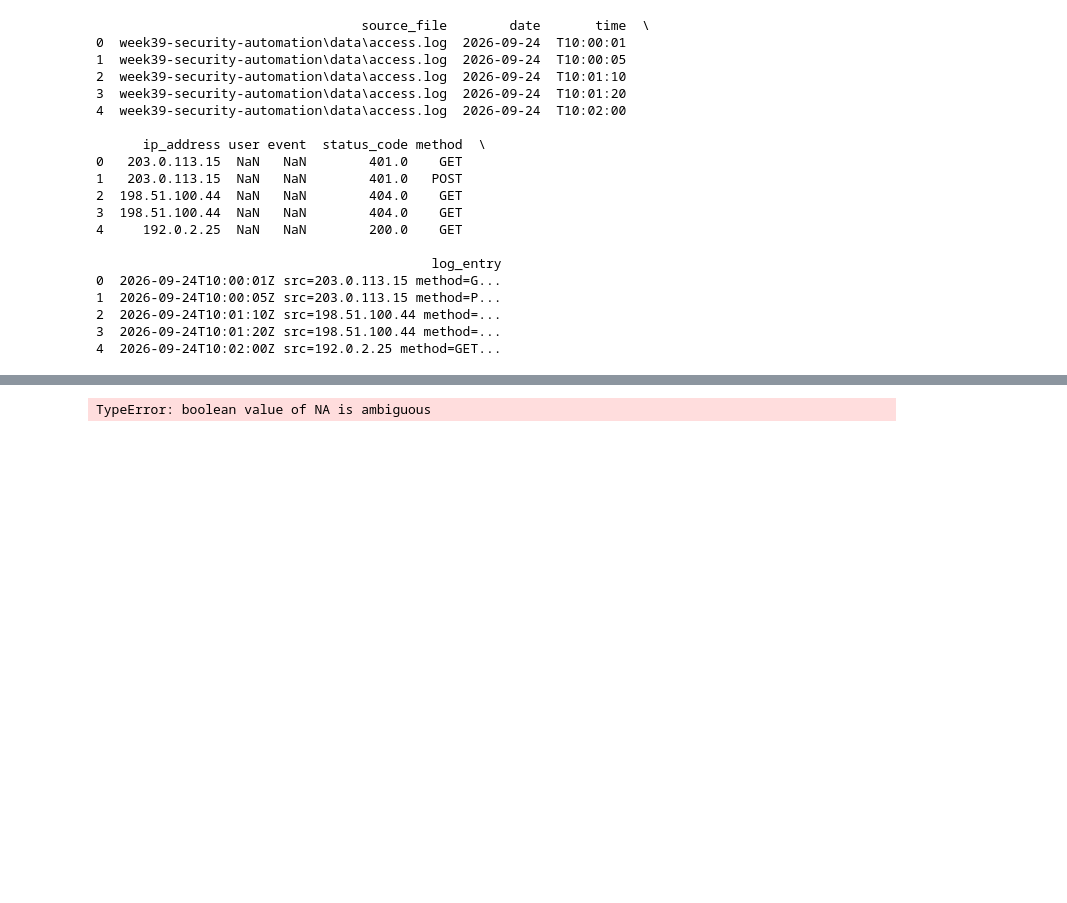
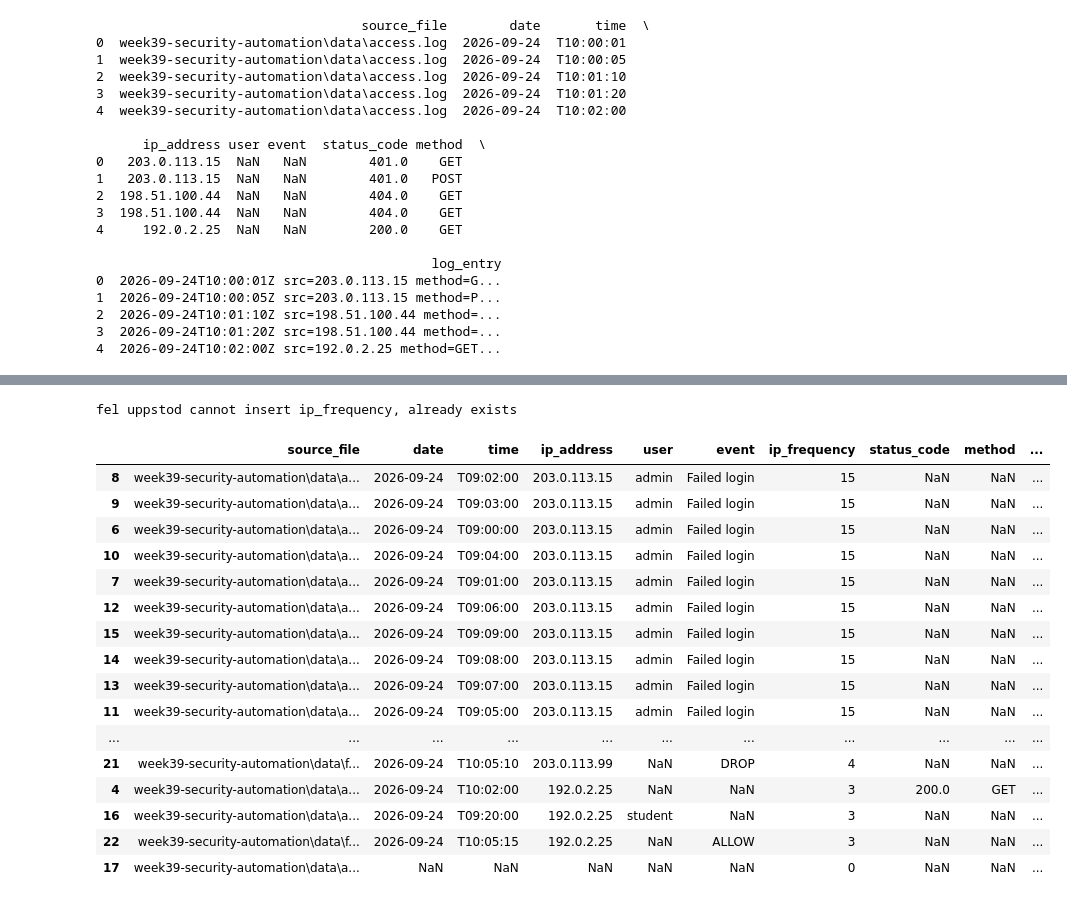
Before and after one commit to jesperthomsen-git/jesper-thomsen-itsx26-labb01, a Jupyter notebook: week39-security-automation/src/notebook_for_security_report_py.ipynb, the cells around one changed output, grey strips where cells are left out. Drawn from its saved outputs; the diff is of its cells as text; code cells hidden in the pictures; blank space fills up the shorter version.

Commit message:
har nu skapat en TOT_IOC som skapar en counter för var incident och skapar en summering

```diff
--- a/week39-security-automation/src/notebook_for_security_report_py.ipynb
+++ b/week39-security-automation/src/notebook_for_security_report_py.ipynb
@@ -51,26 +51,53 @@ import numpy as np
 # %%
 import numpy as np
 df["TOT_IOC"] = 0
-df["suspicious_activity"] = 0
-df["status_code"] = df["status_code"].astype("string")
-#TOT_IOC = df.select_dtypes(include=[np.number]).sum(axis=1).fillna(0).astype(int)
-#df["TOT_IOC"] = TOT_IOC
-#df["suspicious_activity"] = np.where(df["user"]=="admin", 0, 2)
-#df["suspicious_activity"] = np.where(df["user"]=="root", 0, 3)
-#df["suspicious_activity"] = np.where(df["status_code"]=="401", 0, 1)
-#df["suspicious_activity"] = np.where(df["event"]=="DENY", 0, 1)
-#df["suspicious_activity"] = np.where(df["event"]=="Failed Login", 0, 1)
 
-df.loc[df["user"].eq("admin"), "suspcious_activity"] += 1
-df.loc[df["user"].eq("root"), "suspcious_activity"] += 2
-df.loc[df["status_code"].eq("401"), "suspcious_activity"] += 1
-df.loc[df["event"].eq("DENY"), "suspcious_activity"] += 1
-df.loc[df["event"].eq("Failed login"), "suspcious_activity"] += 1
+try:
+    df.rename(columns={"suspicious_activity" : "TOT_IOC"})
+    df.drop(columns=["suspicious_activity"], inplace=True, errors="ignore")
+
+except KeyError as err:
+    print(f"fel uppstod {err}")
+
+df["status_code"] = df["status_code"].astype(str)
+
+try:
+    df.insert(
+        loc=6,
+        column="ip_frequency",
+        value=df["ip_address"].map(ip_count).fillna(0).astype(int)
+    )
+except ValueError as e:
+    print(f"fel uppstod {e}")
+
+ip_count =  df["ip_address"].value_counts()
+#df["ip_frequency"] = (df["ip_address"].map(ip_count).fillna(0).astype(int))
+df["TOT_IOC"] += (df["ip_frequency"] - 1).clip(lower=0)
 
 
+df.loc[df["user"].eq("admin"), "TOT_IOC"] += 1
+df.loc[df["user"].eq("root"), "TOT_IOC"] += 2
+df.loc[df["status_code"].eq("401"), "TOT_IOC"] += 2
+df.loc[df["event"].eq("DENY"), "TOT_IOC"] += 1
+df.loc[df["event"].eq("Failed login"), "TOT_IOC"] += 3
 
-
-df.sort_values("suspicious_activity", ascending=False)
-#df.drop(columns=["new_sus_act"], inplace=True)
+df.sort_values("TOT_IOC", ascending=False)
 # %% [output]
-TypeError: boolean value of NA is ambiguous
+fel uppstod cannot insert ip_frequency, already exists
+|  | source_file | date | time | ip_address | user | event | ip_frequency | status_code | method | ... |
+| 8 | week39-security-automation\data\a... | 2026-09-24 | T09:02:00 | 203.0.113.15 | admin | Failed login | 15 | NaN | NaN | ... |
+| 9 | week39-security-automation\data\a... | 2026-09-24 | T09:03:00 | 203.0.113.15 | admin | Failed login | 15 | NaN | NaN | ... |
+| 6 | week39-security-automation\data\a... | 2026-09-24 | T09:00:00 | 203.0.113.15 | admin | Failed login | 15 | NaN | NaN | ... |
+| 10 | week39-security-automation\data\a... | 2026-09-24 | T09:04:00 | 203.0.113.15 | admin | Failed login | 15 | NaN | NaN | ... |
+| 7 | week39-security-automation\data\a... | 2026-09-24 | T09:01:00 | 203.0.113.15 | admin | Failed login | 15 | NaN | NaN | ... |
+| 12 | week39-security-automation\data\a... | 2026-09-24 | T09:06:00 | 203.0.113.15 | admin | Failed login | 15 | NaN | NaN | ... |
+| 15 | week39-security-automation\data\a... | 2026-09-24 | T09:09:00 | 203.0.113.15 | admin | Failed login | 15 | NaN | NaN | ... |
+| 14 | week39-security-automation\data\a... | 2026-09-24 | T09:08:00 | 203.0.113.15 | admin | Failed login | 15 | NaN | NaN | ... |
+| 13 | week39-security-automation\data\a... | 2026-09-24 | T09:07:00 | 203.0.113.15 | admin | Failed login | 15 | NaN | NaN | ... |
+| 11 | week39-security-automation\data\a... | 2026-09-24 | T09:05:00 | 203.0.113.15 | admin | Failed login | 15 | NaN | NaN | ... |
+| ... | ... | ... | ... | ... | ... | ... | ... | ... | ... | ... |
+| 21 | week39-security-automation\data\f... | 2026-09-24 | T10:05:10 | 203.0.113.99 | NaN | DROP | 4 | NaN | NaN | ... |
+| 4 | week39-security-automation\data\a... | 2026-09-24 | T10:02:00 | 192.0.2.25 | NaN | NaN | 3 | 200.0 | GET | ... |
+| 16 | week39-security-automation\data\a... | 2026-09-24 | T09:20:00 | 192.0.2.25 | student | NaN | 3 | NaN | NaN | ... |
+| 22 | week39-security-automation\data\f... | 2026-09-24 | T10:05:15 | 192.0.2.25 | NaN | ALLOW | 3 | NaN | NaN | ... |
+| 17 | week39-security-automation\data\a... | NaN | NaN | NaN | NaN | NaN | 0 | NaN | NaN | ... |
```
